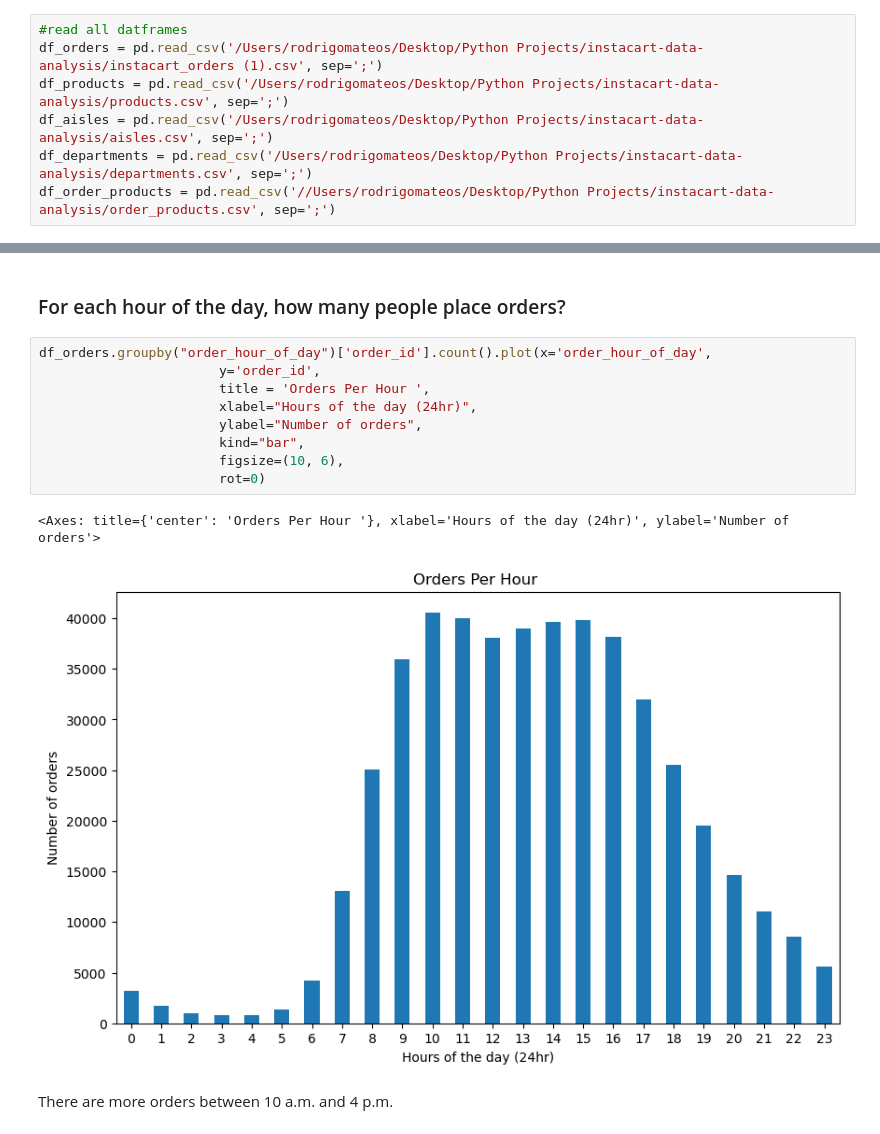
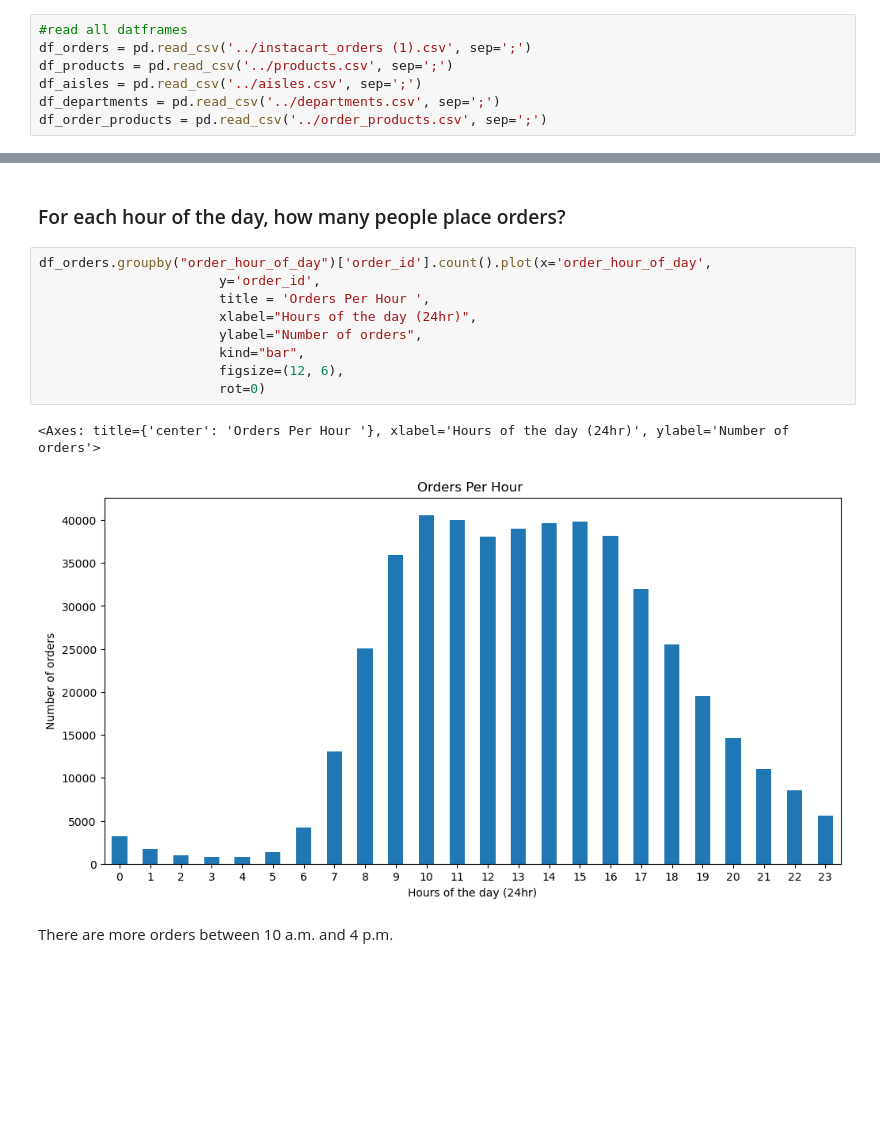
Before and after one commit to reytaquito/instacart-data-analysis, a Jupyter notebook: notebooks/EDA.ipynb, the cells around one changed output, grey strips where cells are left out. Cells and saved outputs as stored; diff of their text form; blank space fills up the shorter version.

```diff
--- a/notebooks/EDA.ipynb
+++ b/notebooks/EDA.ipynb
@@ -5,11 +5,11 @@ from matplotlib import pyplot as plt
 import os
 # %%
 #read all datframes
-df_orders = pd.read_csv('/Users/rodrigomateos/Desktop/Python Projects/instacart-data-analysis/instacart_orders (1).csv', sep=';')
-df_products = pd.read_csv('/Users/rodrigomateos/Desktop/Python Projects/instacart-data-analysis/products.csv', sep=';')
-df_aisles = pd.read_csv('/Users/rodrigomateos/Desktop/Python Projects/instacart-data-analysis/aisles.csv', sep=';')
-df_departments = pd.read_csv('/Users/rodrigomateos/Desktop/Python Projects/instacart-data-analysis/departments.csv', sep=';')
-df_order_products = pd.read_csv('//Users/rodrigomateos/Desktop/Python Projects/instacart-data-analysis/order_products.csv', sep=';')
+df_orders = pd.read_csv('../instacart_orders (1).csv', sep=';')
+df_products = pd.read_csv('../products.csv', sep=';')
+df_aisles = pd.read_csv('../aisles.csv', sep=';')
+df_departments = pd.read_csv('../departments.csv', sep=';')
+df_order_products = pd.read_csv('../order_products.csv', sep=';')
 # %% [markdown]
 ## Understand data sets
 # %%
@@ -183,15 +183,15 @@ max                 23          6
 # %%
 df_orders.groupby("order_hour_of_day")['order_id'].count().plot(x='order_hour_of_day',
                        y='order_id',
                        title = 'Orders Per Hour ',
                        xlabel="Hours of the day (24hr)",
                        ylabel="Number of orders",
                        kind="bar",
-                       figsize=(10, 6),
+                       figsize=(12, 6),
                        rot=0)
 # %% [output]
 <Axes: title={'center': 'Orders Per Hour '}, xlabel='Hours of the day (24hr)', ylabel='Number of orders'>
-[figure, old version]
+[figure, new version]
 # %% [markdown]
 There are more orders between 10 a.m. and 4 p.m.
 # %% [markdown]
```
Also changed, not shown: parts of 27 cells of this notebook.
